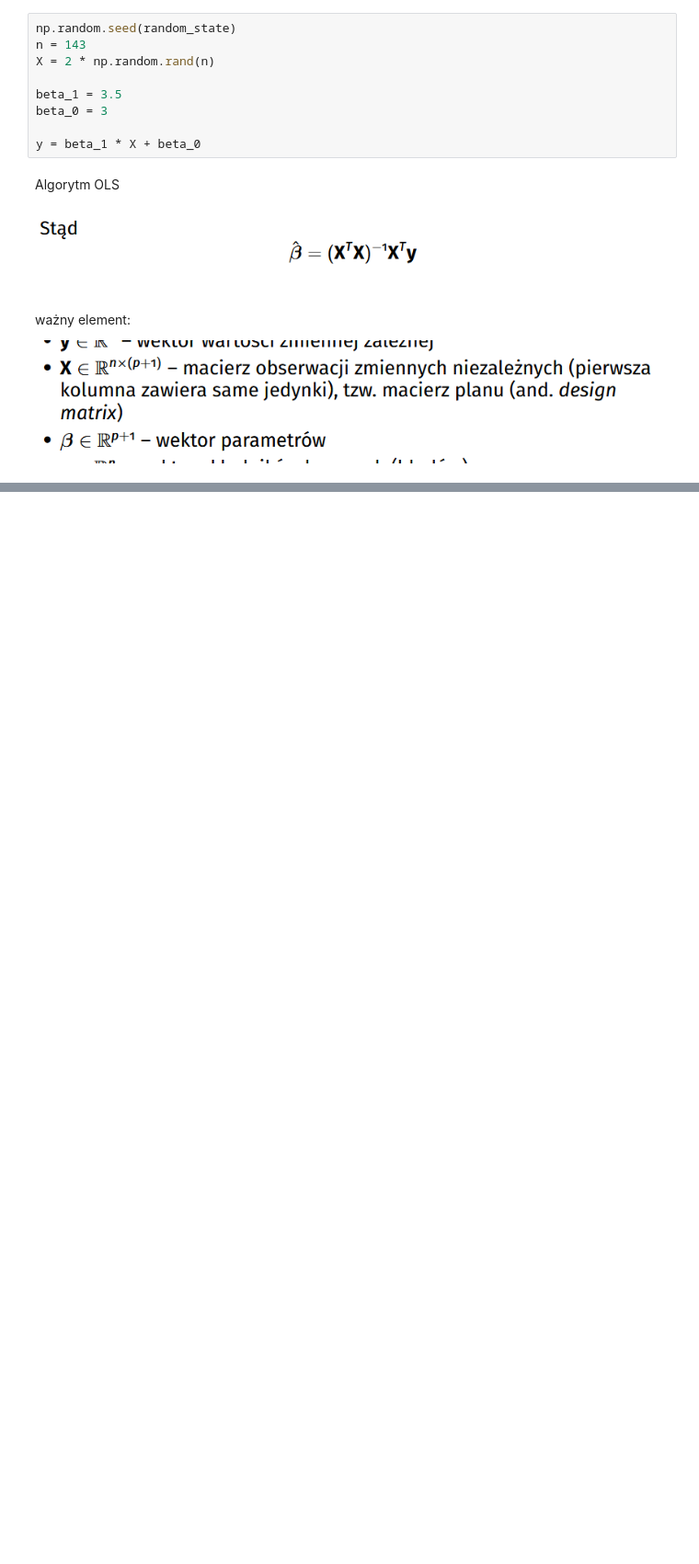
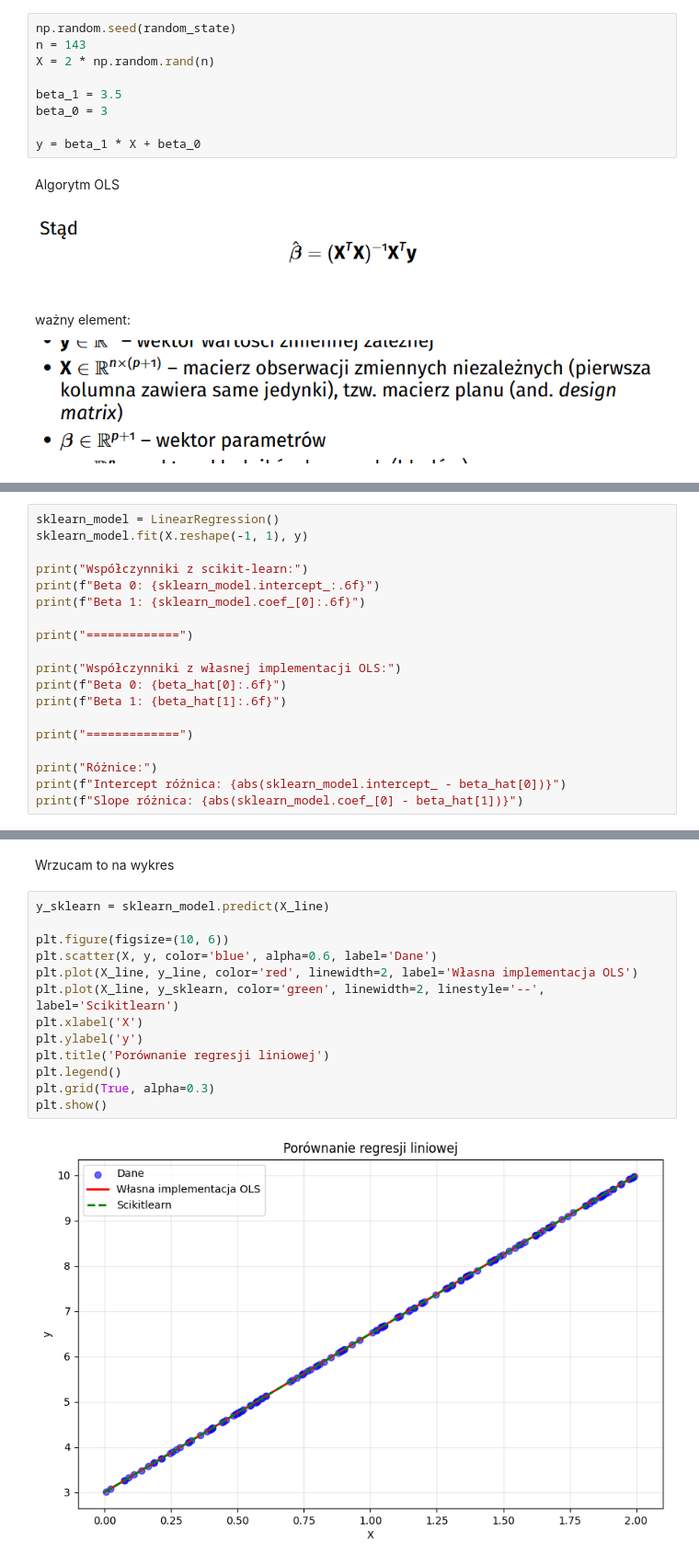
Before and after one commit to piotrczech/PWr-Introduction-to-machine-learning, a Jupyter notebook: lista3.ipynb, the cells around one changed output, grey strips where cells are left out. Shown at 92% size. Cells and saved outputs as stored; diff of their text form; blank space fills up the shorter version.

```diff
--- a/lista3.ipynb
+++ b/lista3.ipynb
@@ -76,0 +88,19 @@ plt.show()
+# %%
+sklearn_model = LinearRegression()
+sklearn_model.fit(X.reshape(-1, 1), y)
+
+print("Współczynniki z scikit-learn:")
+print(f"Beta 0: {sklearn_model.intercept_:.6f}")
+print(f"Beta 1: {sklearn_model.coef_[0]:.6f}")
+
+print("=============")
+
+print("Współczynniki z własnej implementacji OLS:")
+print(f"Beta 0: {beta_hat[0]:.6f}")
+print(f"Beta 1: {beta_hat[1]:.6f}")
+
+print("=============")
+
+print("Różnice:")
+print(f"Intercept różnica: {abs(sklearn_model.intercept_ - beta_hat[0])}")
+print(f"Slope różnica: {abs(sklearn_model.coef_[0] - beta_hat[1])}")
@@ -76,0 +119,17 @@ plt.show()
+# %% [markdown]
+Wrzucam to na wykres
+# %%
+y_sklearn = sklearn_model.predict(X_line)
+
+plt.figure(figsize=(10, 6))
+plt.scatter(X, y, color='blue', alpha=0.6, label='Dane')
+plt.plot(X_line, y_line, color='red', linewidth=2, label='Własna implementacja OLS')
+plt.plot(X_line, y_sklearn, color='green', linewidth=2, linestyle='--', label='Scikitlearn')
+plt.xlabel('X')
+plt.ylabel('y')
+plt.title('Porównanie regresji liniowej')
+plt.legend()
+plt.grid(True, alpha=0.3)
+plt.show()
+# %% [output]
+[figure, added]
```
Also changed, not shown: parts of 14 cells of this notebook, 1 other file.
